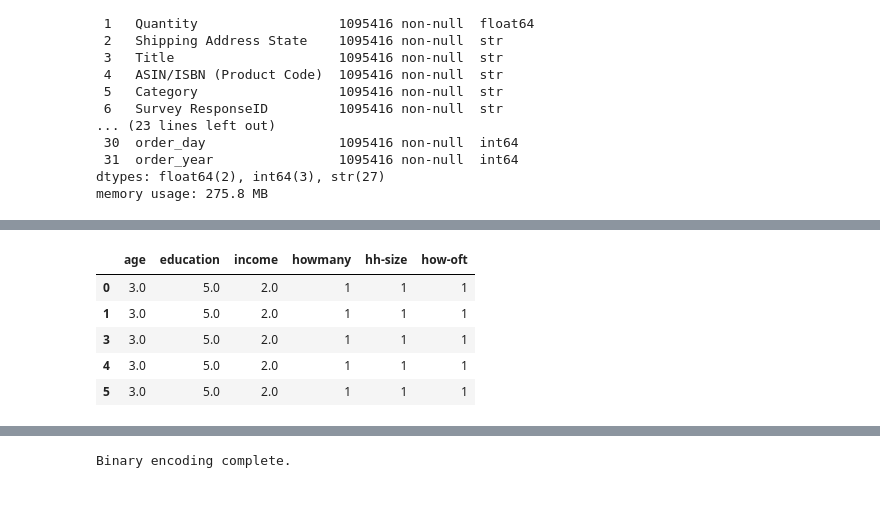
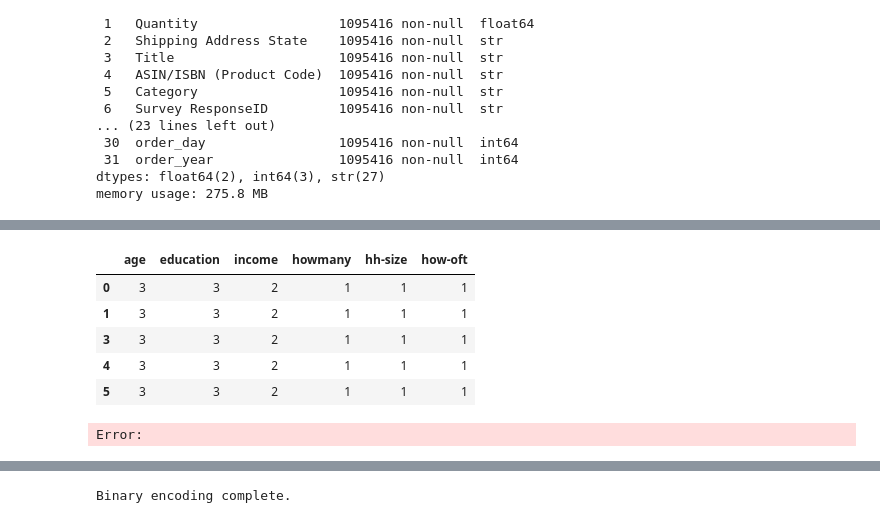
Before and after one commit to SU-IST707-SP26/group-project-bas-team, a Jupyter notebook: work/03-data-merge-and-cleaning.ipynb, the cells around one changed output, grey strips where cells are left out. Cells and saved outputs as stored; diff of their text form; code cells hidden in the pictures.

Commit message:
Modified encoding code

```diff
--- a/work/03-data-merge-and-cleaning.ipynb
+++ b/work/03-data-merge-and-cleaning.ipynb
@@ -358,17 +358,17 @@ ordinal_mappings = {
         '35 - 44 years': 3,
         '45 - 54 years': 4,
         '55 - 64 years': 5,
-        '65 or more years': 6
+        '65 and older': 6
     },
     'education': {
-        'Less than high school': 1,
-        'High school graduate': 2,
-        'Some college': 3,
-        'Associate degree': 4,
-        'Bachelor\'s degree': 5,
-        'Graduate degree': 6
+        'Prefer not to say': 0,
+        'Some high school or less': 1,
+        'High school diploma or GED': 2,
+        "Bachelor's degree": 3,
+        'Graduate or professional degree (MA, MS, MBA, PhD, JD, MD, DDS, etc)': 4
     },
     'income': {
+        'Prefer not to say': 0,
         'Less than $25,000': 1,
         '$25,000 - $49,999': 2,
         '$50,000 - $74,999': 3,
@@ -410,7 +407,7 @@ Warning: 8625 unmapped values in 'income' — check category strings match exact
 Ordinal encoding complete.
 |  | age | education | income | howmany | hh-size | how-oft |
-| 0 | 3.0 | 5.0 | 2.0 | 1 | 1 | 1 |
-| 1 | 3.0 | 5.0 | 2.0 | 1 | 1 | 1 |
-| 3 | 3.0 | 5.0 | 2.0 | 1 | 1 | 1 |
-| 4 | 3.0 | 5.0 | 2.0 | 1 | 1 | 1 |
-| 5 | 3.0 | 5.0 | 2.0 | 1 | 1 | 1 |
+| 0 | 3 | 3 | 2 | 1 | 1 | 1 |
+| 1 | 3 | 3 | 2 | 1 | 1 | 1 |
+| 3 | 3 | 3 | 2 | 1 | 1 | 1 |
+| 4 | 3 | 3 | 2 | 1 | 1 | 1 |
+| 5 | 3 | 3 | 2 | 1 | 1 | 1 |
@@ -416,0 +421,15 @@ Ordinal encoding complete.
+# %%
+# One hot encoding
+from sklearn.preprocessing import OneHotEncoder
+
+encoder = OneHotEncoder(sparse_output=False)
+
+data_one_hot = encoder.fit_transform(data[['cigarettes', 'alcohol', 'marijuana', 'diabetes',\
+                                            'wheelchair', 'Shipping Address State', 'gender',\
+                                            'sexual-orientation', 'state', 'race', 'life-changes']])
+df_one_hot = pd.DataFrame(data_one_hot, columns=encoder\
+                          .get_feature_names_out(['cigarettes', 'alcohol', 'marijuana', 'diabetes',\
+                                                    'wheelchair', 'Shipping Address State', 'gender',\
+                                                    'sexual-orientation', 'state', 'race', 'life-changes']))
+# %% [output]
+Error:
```
Also changed, not shown: parts of 7 cells of this notebook, 1 other file.
